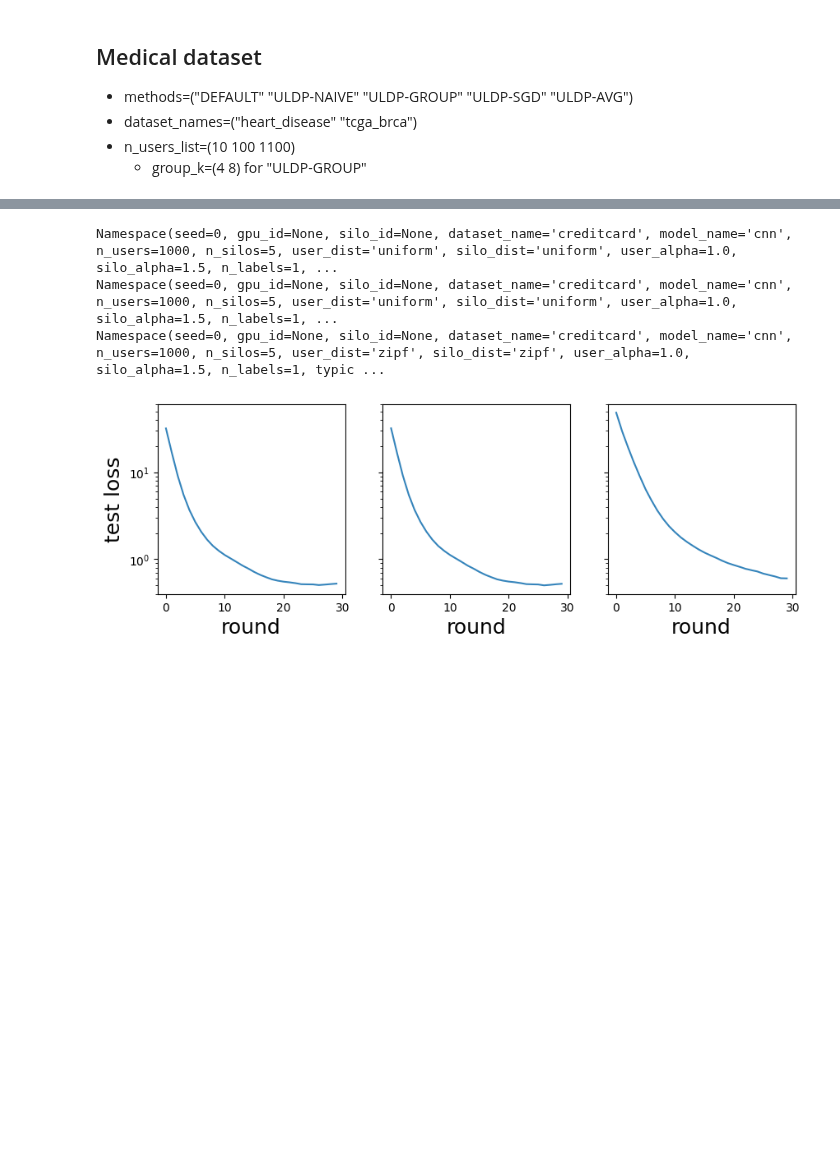
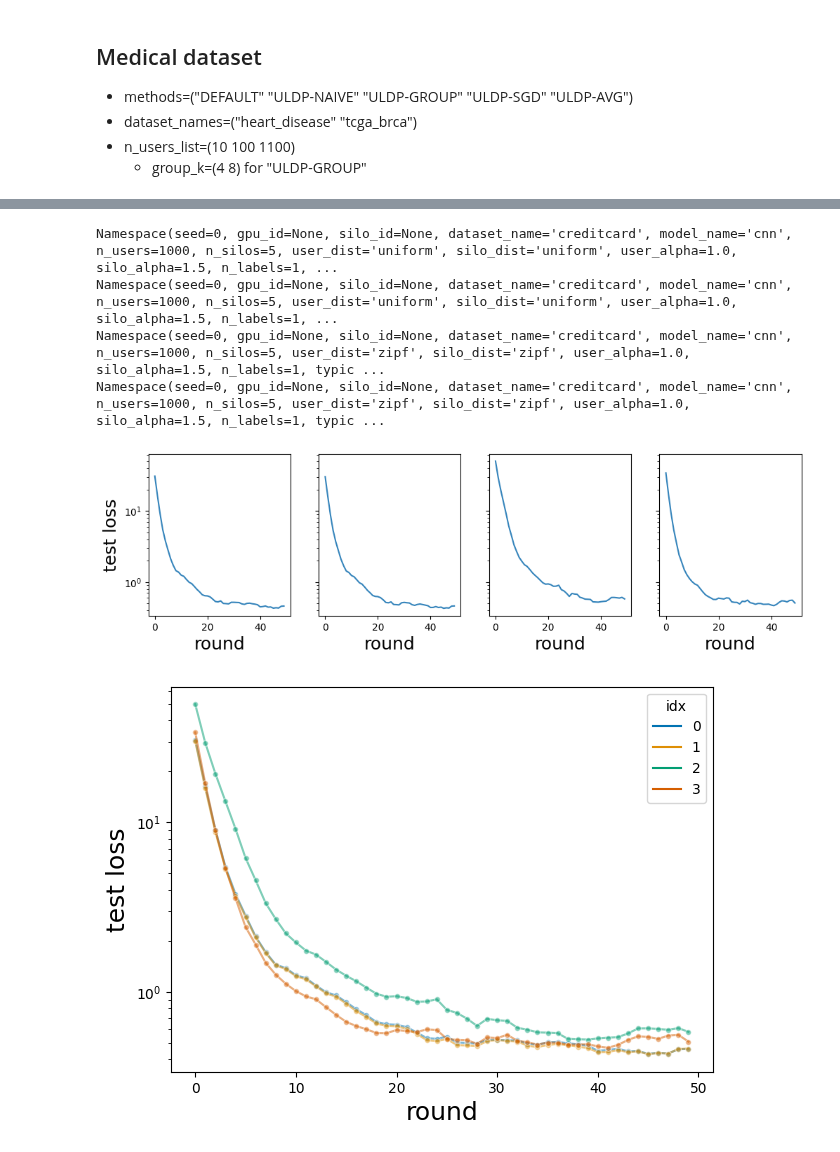
Before and after one commit to FumiyukiKato/uldp-fl, a Jupyter notebook: exp/exp_results.ipynb, the cells around one changed output, grey strips where cells are left out. Drawn from its saved outputs; the diff is of its cells as text; code cells hidden in the pictures; blank space fills up the shorter version.

Commit message:
update exp_results code

```diff
--- a/exp/exp_results.ipynb
+++ b/exp/exp_results.ipynb
@@ -645,7 +645,8 @@ def plot_epsilon_per_method_by_file_path(file_path: str):
 
 def plot_multiple_losses(file_paths: list[str]):
     n_files = len(file_paths)
-    fig, axes = plt.subplots(1, n_files, figsize=(10, 3), sharey=True)
+    all_data = []
+    fig, axes = plt.subplots(1, n_files, figsize=(n_files*3, 3), sharey=True)
     if n_files == 1:
         axes = [axes]
     for i, file_path in enumerate(file_paths):
@@ -653,6 +654,7 @@ def plot_multiple_losses(file_paths: list[str]):
         global_test_list = []
         for exp_result in exp_result_list:
             global_test_list.extend(exp_result["global_test"])
+            all_data.append((i, exp_result["global_test"]))
         loss_metric_results = {"round_idx": [], "test_loss": []}
         for round_idx, _, test_loss in global_test_list:
             loss_metric_results["round_idx"].append(round_idx)
@@ -673,6 +675,30 @@ def plot_multiple_losses(file_paths: list[str]):
             axes[i].set_ylabel("test loss", fontsize=18)
         # axes[i].set_ylim([0, 1])
 
+    fig, ax = plt.subplots(1, 1, figsize=(7, 5))
+    loss_metric_results = {"round_idx": [], "test_loss": [], "idx": []}
+    for file_idx, result in all_data:
+        for round_idx, _, test_loss in result:
+            loss_metric_results["round_idx"].append(round_idx)
+            loss_metric_results["test_loss"].append(test_loss)
+            loss_metric_results["idx"].append(file_idx)
+
+    sns.lineplot(
+        x="round_idx",
+        y="test_loss",
+        hue="idx",
+        data=loss_metric_results,
+        ax=ax,
+        marker='o',
+        markersize=4,
+        alpha=0.5,
+        palette="colorblind",
+    )
+    ax.set_xlabel("round", fontsize=18)
+    ax.set_yscale("log")
+    ax.set_ylabel("test loss", fontsize=18)
+
+
 def get_file_path_from_hash(hash_val):
     files = glob.glob(os.path.join(results_path, hash_val, "*.json"))
     print(files)
@@ -681,16 +709,19 @@ get_file_path_from_hash("a868739146")
 # %%
 file_paths = [
-    "/Users/fumiyuki/research/AcSilo/acsilo/exp/results/f5b67b3d46/sim-20230710021920-results.json",
-    "/Users/fumiyuki/research/AcSilo/acsilo/exp/results/e31ac2309a/sim-20230710084637-results.json",
-    "/Users/fumiyuki/research/AcSilo/acsilo/exp/results/7bbb0041a6/sim-20230710025610-results.json",
+    "/Users/fumiyuki/research/AcSilo/acsilo/exp/results/f76bc7c2d0/sim-20230710145247-results.json",
+    "/Users/fumiyuki/research/AcSilo/acsilo/exp/results/7a26ef8278/sim-20230710181613-results.json",
+    "/Users/fumiyuki/research/AcSilo/acsilo/exp/results/be58fecd88/sim-20230710161730-results.json",
+    "/Users/fumiyuki/research/AcSilo/acsilo/exp/results/77883bd6cf/sim-20230710161856-results.json",
 ]
 
 plot_multiple_losses(file_paths)
 # %% [output]
 Namespace(seed=0, gpu_id=None, silo_id=None, dataset_name='creditcard', model_name='cnn', n_users=1000, n_silos=5, user_dist='uniform', silo_dist='uniform', user_alpha=1.0, silo_alpha=1.5, n_labels=1, ...
 Namespace(seed=0, gpu_id=None, silo_id=None, dataset_name='creditcard', model_name='cnn', n_users=1000, n_silos=5, user_dist='uniform', silo_dist='uniform', user_alpha=1.0, silo_alpha=1.5, n_labels=1, ...
 Namespace(seed=0, gpu_id=None, silo_id=None, dataset_name='creditcard', model_name='cnn', n_users=1000, n_silos=5, user_dist='zipf', silo_dist='zipf', user_alpha=1.0, silo_alpha=1.5, n_labels=1, typic ...
+Namespace(seed=0, gpu_id=None, silo_id=None, dataset_name='creditcard', model_name='cnn', n_users=1000, n_silos=5, user_dist='zipf', silo_dist='zipf', user_alpha=1.0, silo_alpha=1.5, n_labels=1, typic ...
-[figure, old version]
+[figure, new version]
+[figure, added]
 # %%
 file_path = "/Users/fumiyuki/research/AcSilo/acsilo/exp/results/c90eceeb65/sim-20230709154623-results.json"
 plot_metric_per_method_by_filename(file_path)
```
Also changed, not shown: parts of 1 cell of this notebook.
